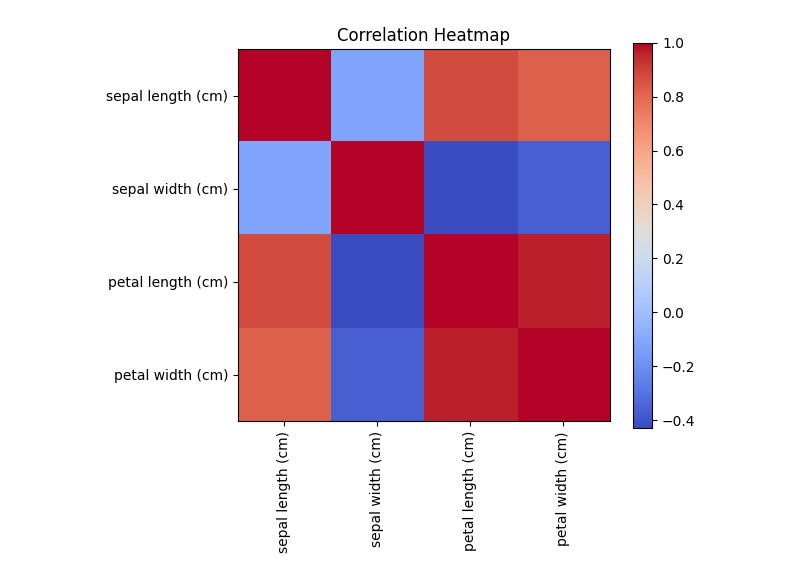
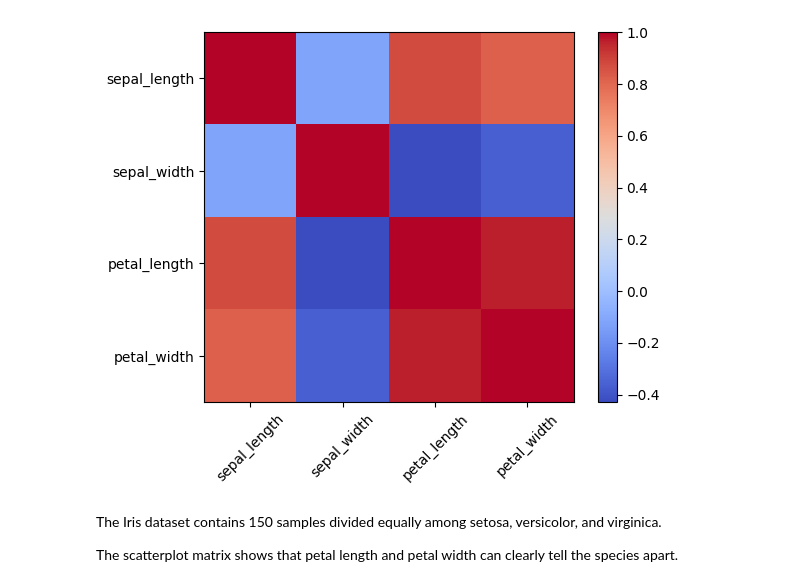
Before and after one commit to Remonah-3/Github_Assignment, a Jupyter notebook: Assignment_Iris_data.ipynb, the cells around one changed output. Saved outputs shown, nothing was run; the diff lists cells and outputs as text; code cells hidden in the pictures.

```diff
--- a/Assignment_Iris_data.ipynb
+++ b/Assignment_Iris_data.ipynb
@@ -3,13 +3,16 @@
 # %%
 import pandas as pd
 import matplotlib.pyplot as plt
+import seaborn as sns
 from sklearn.datasets import load_iris
 
 iris = load_iris()
-X = pd.DataFrame(iris.data, columns=iris.feature_names)
-y = pd.Series(iris.target, name='species')
+X = pd.DataFrame(iris.data, columns=['sepal_length','sepal_width','petal_length','petal_width'])
+y = pd.Series(iris.target, name='Species')
+
+print(X.head())
+print(y.head())
 
 df = pd.concat([X, y], axis=1)
-print("Data loaded and combined:")
-print(df.head(4))
+print(df.head())
 # %% [output]
@@ -139,10 +166,12 @@ petal width (cm)           1.000000
 # %%
-plt.figure(figsize=(6,5))
-plt.imshow(corr_matrix, cmap='coolwarm', interpolation='none')
+plt.imshow(corr_matrix, cmap='coolwarm', interpolation='nearest')
 plt.colorbar()
-plt.xticks(range(4), feature_names, rotation=90)
-plt.yticks(range(4), feature_names)
-plt.title("Correlation Heatmap")
+plt.xticks(range(4), ['sepal_length','sepal_width','petal_length','petal_width'], rotation=45)
+plt.yticks(range(4), ['sepal_length','sepal_width','petal_length','petal_width'])
 plt.show()
 # %% [output]
-[figure, old version]
+[figure, new version]
+# %% [markdown]
+The Iris dataset contains 150 samples divided equally among setosa, versicolor, and virginica.
+
+The scatterplot matrix shows that petal length and petal width can clearly tell the species apart.
```
Also changed, not shown: parts of 10 cells of this notebook.
